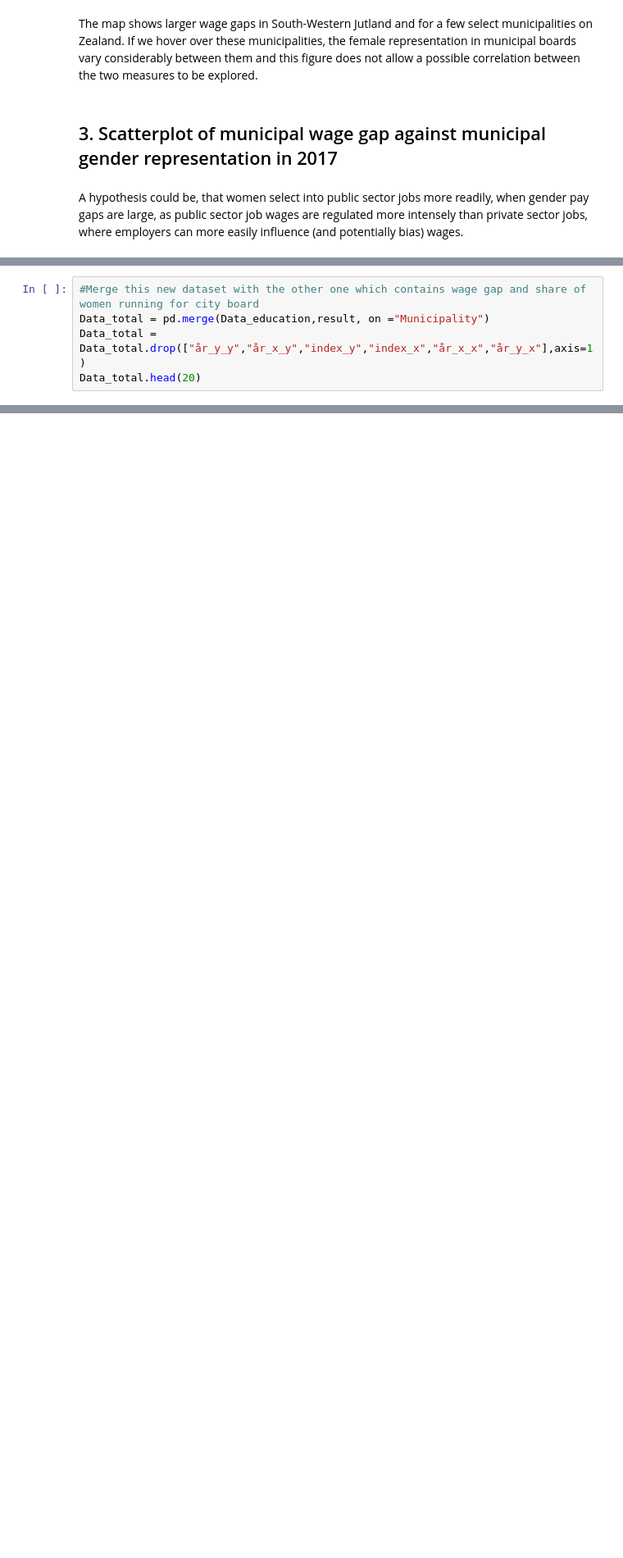
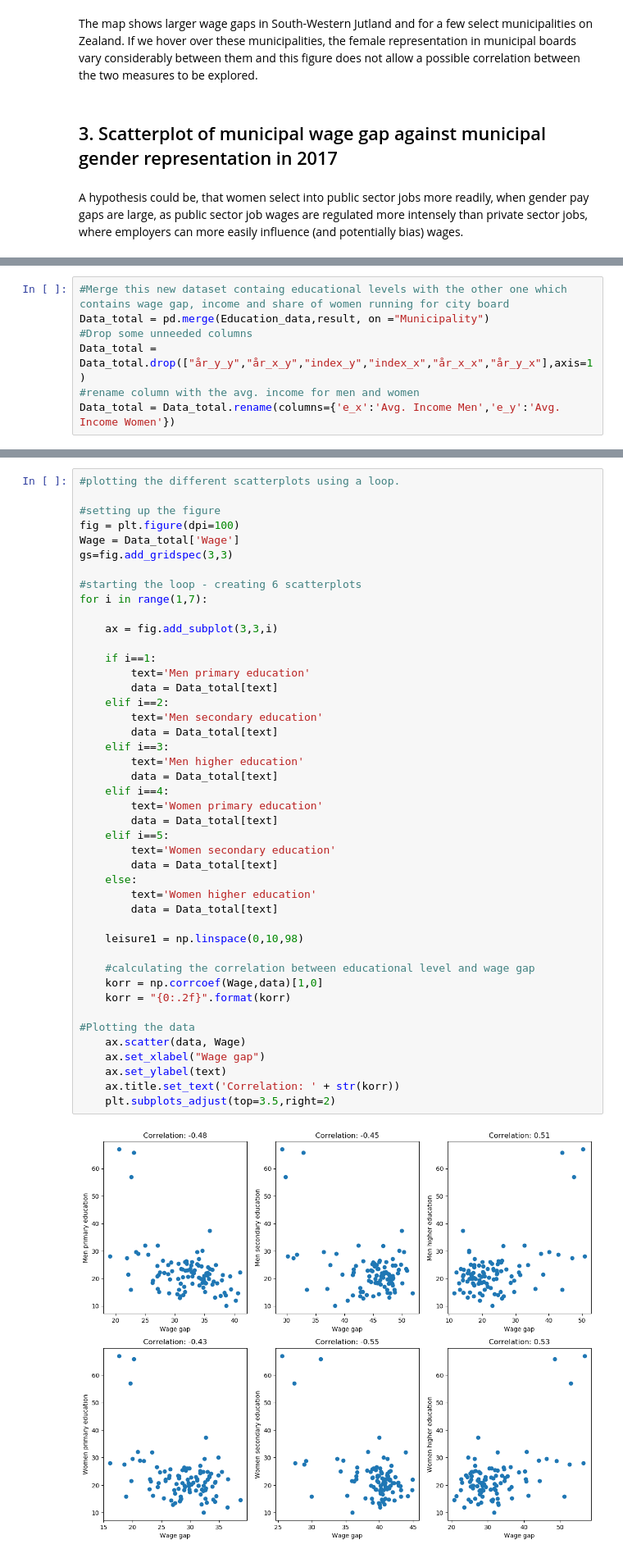
Before and after one commit to NumEconCopenhagen/projects-2019-computer-says-no, a Jupyter notebook: dataproject/Computer Says No.ipynb, the cells around one changed output, grey strips where cells are left out. Shown at 82% size. Drawn from its saved outputs; the diff is of its cells as text; blank space fills up the shorter version.

```diff
--- a/dataproject/Computer Says No.ipynb
+++ b/dataproject/Computer Says No.ipynb
@@ -386,5 +382,7 @@ Data_education.head(20)
 # %%
-#Merge this new dataset with the other one which contains wage gap and share of women running for city board
-Data_total = pd.merge(Data_education,result, on ="Municipality")
+#Merge this new dataset containg educational levels with the other one which contains wage gap, income and share of women running for city board
+Data_total = pd.merge(Education_data,result, on ="Municipality")
+#Drop some unneeded columns
 Data_total = Data_total.drop(["år_y_y","år_x_y","index_y","index_x","år_x_x","år_y_x"],axis=1)
-Data_total.head(20)
+#rename column with the avg. income for men and women
+Data_total = Data_total.rename(columns={'e_x':'Avg. Income Men','e_y':'Avg. Income Women'})
@@ -481,0 +392,46 @@ ERROR:bokeh.core.validation.check:E-1001 (BAD_COLUMN_NAME): Glyph refers to none
+# %%
+#plotting the different scatterplots using a loop.
+
+#setting up the figure
+fig = plt.figure(dpi=100)
+Wage = Data_total['Wage']
+gs=fig.add_gridspec(3,3)
+
+#starting the loop - creating 6 scatterplots
+for i in range(1,7):
+
+    ax = fig.add_subplot(3,3,i)
+
+    if i==1:
+        text='Men primary education'
+        data = Data_total[text]
+    elif i==2:
+        text='Men secondary education'
+        data = Data_total[text]
+    elif i==3:
+        text='Men higher education'
+        data = Data_total[text]
+    elif i==4:
+        text='Women primary education'
+        data = Data_total[text]
+    elif i==5:
+        text='Women secondary education'
+        data = Data_total[text]
+    else:
+        text='Women higher education'
+        data = Data_total[text]
+
+    leisure1 = np.linspace(0,10,98)
+
+    #calculating the correlation between educational level and wage gap
+    korr = np.corrcoef(Wage,data)[1,0]
+    korr = "{0:.2f}".format(korr)
+
+#Plotting the data
+    ax.scatter(data, Wage)
+    ax.set_xlabel("Wage gap")
+    ax.set_ylabel(text)
+    ax.title.set_text('Correlation: ' + str(korr))
+    plt.subplots_adjust(top=3.5,right=2)
+# %% [output]
+[figure, added]
```
Also changed, not shown: parts of 17 cells of this notebook.
